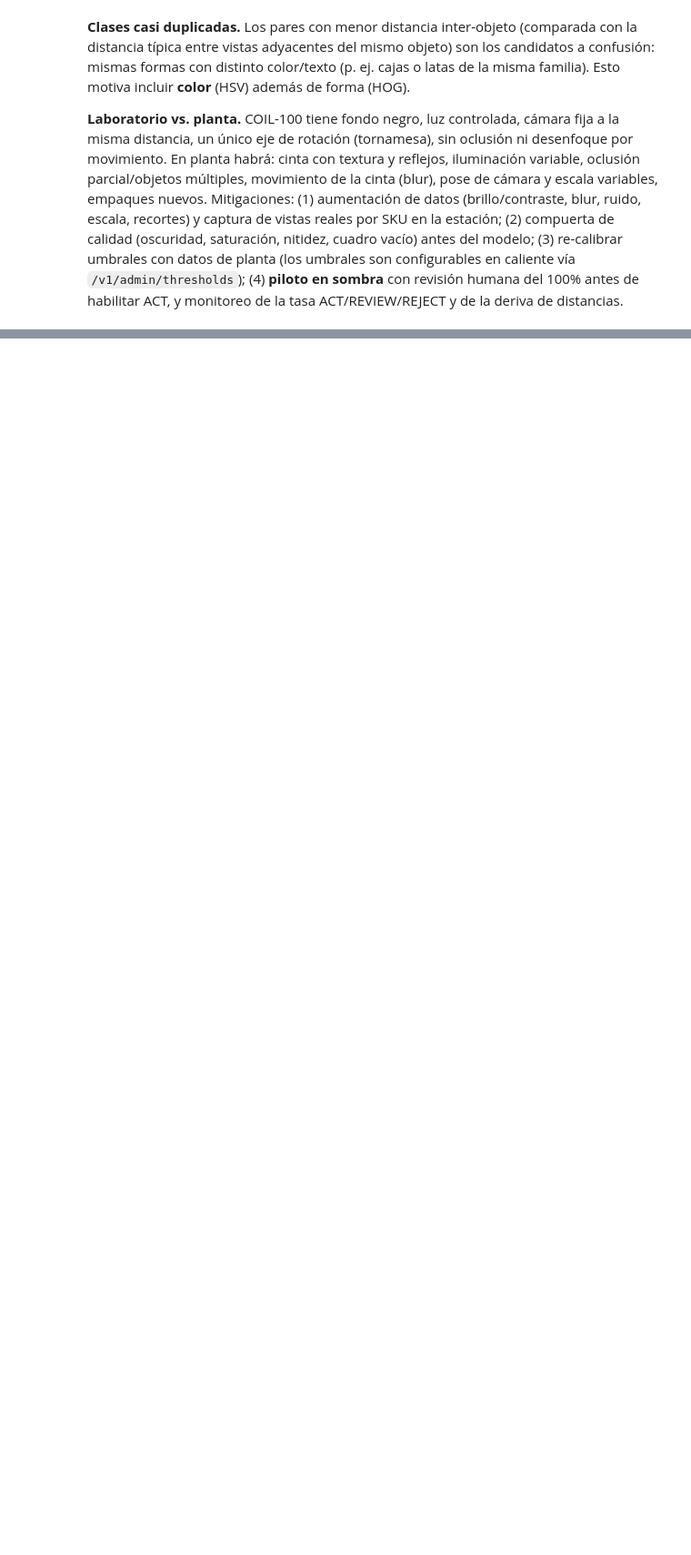
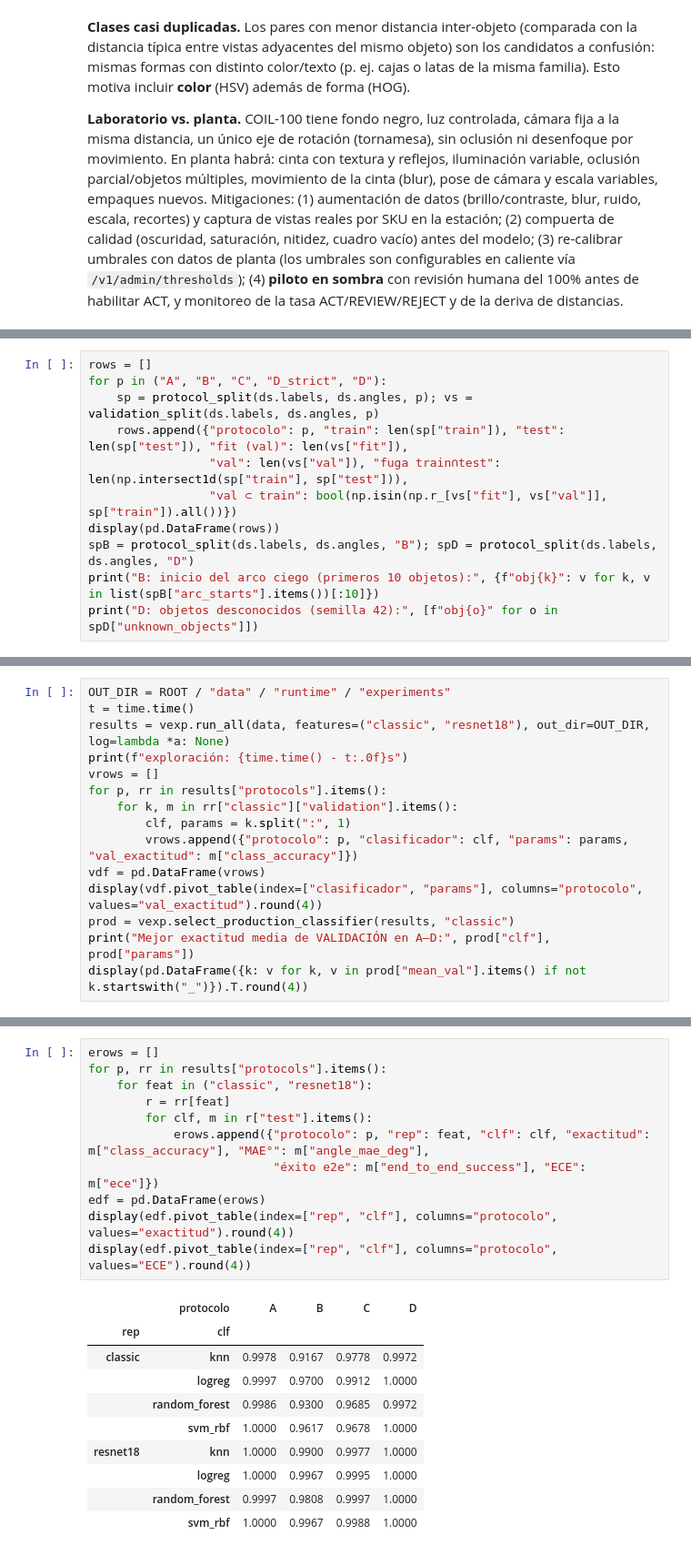
Before and after one commit to Looocust/planta-vision-ia, a Jupyter notebook: notebooks/01_experimentacion.ipynb, the cells around one changed output, grey strips where cells are left out. Shown at 91% size. Saved outputs shown, nothing was run; the diff lists cells and outputs as text; blank space fills up the shorter version.

```diff
--- a/notebooks/01_experimentacion.ipynb
+++ b/notebooks/01_experimentacion.ipynb
@@ -562,0 +175,11 @@ Tiempo total del notebook: 6.2 min
+# %%
+rows = []
+for p in ("A", "B", "C", "D_strict", "D"):
+    sp = protocol_split(ds.labels, ds.angles, p); vs = validation_split(ds.labels, ds.angles, p)
+    rows.append({"protocolo": p, "train": len(sp["train"]), "test": len(sp["test"]), "fit (val)": len(vs["fit"]),
+                 "val": len(vs["val"]), "fuga train∩test": len(np.intersect1d(sp["train"], sp["test"])),
+                 "val ⊂ train": bool(np.isin(np.r_[vs["fit"], vs["val"]], sp["train"]).all())})
+display(pd.DataFrame(rows))
+spB = protocol_split(ds.labels, ds.angles, "B"); spD = protocol_split(ds.labels, ds.angles, "D")
+print("B: inicio del arco ciego (primeros 10 objetos):", {f"obj{k}": v for k, v in list(spB["arc_starts"].items())[:10]})
+print("D: objetos desconocidos (semilla 42):", [f"obj{o}" for o in spD["unknown_objects"]])
@@ -562,0 +219,15 @@ Tiempo total del notebook: 6.2 min
+# %%
+OUT_DIR = ROOT / "data" / "runtime" / "experiments"
+t = time.time()
+results = vexp.run_all(data, features=("classic", "resnet18"), out_dir=OUT_DIR, log=lambda *a: None)
+print(f"exploración: {time.time() - t:.0f}s")
+vrows = []
+for p, rr in results["protocols"].items():
+    for k, m in rr["classic"]["validation"].items():
+        clf, params = k.split(":", 1)
+        vrows.append({"protocolo": p, "clasificador": clf, "params": params, "val_exactitud": m["class_accuracy"]})
+vdf = pd.DataFrame(vrows)
+display(vdf.pivot_table(index=["clasificador", "params"], columns="protocolo", values="val_exactitud").round(4))
+prod = vexp.select_production_classifier(results, "classic")
+print("Mejor exactitud media de VALIDACIÓN en A–D:", prod["clf"], prod["params"])
+display(pd.DataFrame({k: v for k, v in prod["mean_val"].items() if not k.startswith("_")}).T.round(4))
@@ -562,0 +259,22 @@ Tiempo total del notebook: 6.2 min
+# %%
+erows = []
+for p, rr in results["protocols"].items():
+    for feat in ("classic", "resnet18"):
+        r = rr[feat]
+        for clf, m in r["test"].items():
+            erows.append({"protocolo": p, "rep": feat, "clf": clf, "exactitud": m["class_accuracy"], "MAE°": m["angle_mae_deg"],
+                          "éxito e2e": m["end_to_end_success"], "ECE": m["ece"]})
+edf = pd.DataFrame(erows)
+display(edf.pivot_table(index=["rep", "clf"], columns="protocolo", values="exactitud").round(4))
+display(edf.pivot_table(index=["rep", "clf"], columns="protocolo", values="ECE").round(4))
+# %% [output]
+|  | protocolo | A | B | C | D |
+| rep | clf |  |  |  |  |
+| classic | knn | 0.9978 | 0.9167 | 0.9778 | 0.9972 |
+|  | logreg | 0.9997 | 0.9700 | 0.9912 | 1.0000 |
+|  | random_forest | 0.9986 | 0.9300 | 0.9685 | 0.9972 |
+|  | svm_rbf | 1.0000 | 0.9617 | 0.9678 | 1.0000 |
+| resnet18 | knn | 1.0000 | 0.9900 | 0.9977 | 1.0000 |
+|  | logreg | 1.0000 | 0.9967 | 0.9995 | 1.0000 |
+|  | random_forest | 0.9997 | 0.9808 | 0.9997 | 1.0000 |
+|  | svm_rbf | 1.0000 | 0.9967 | 0.9988 | 1.0000 |
```
Also changed, not shown: parts of 58 cells of this notebook, 44 other files.
